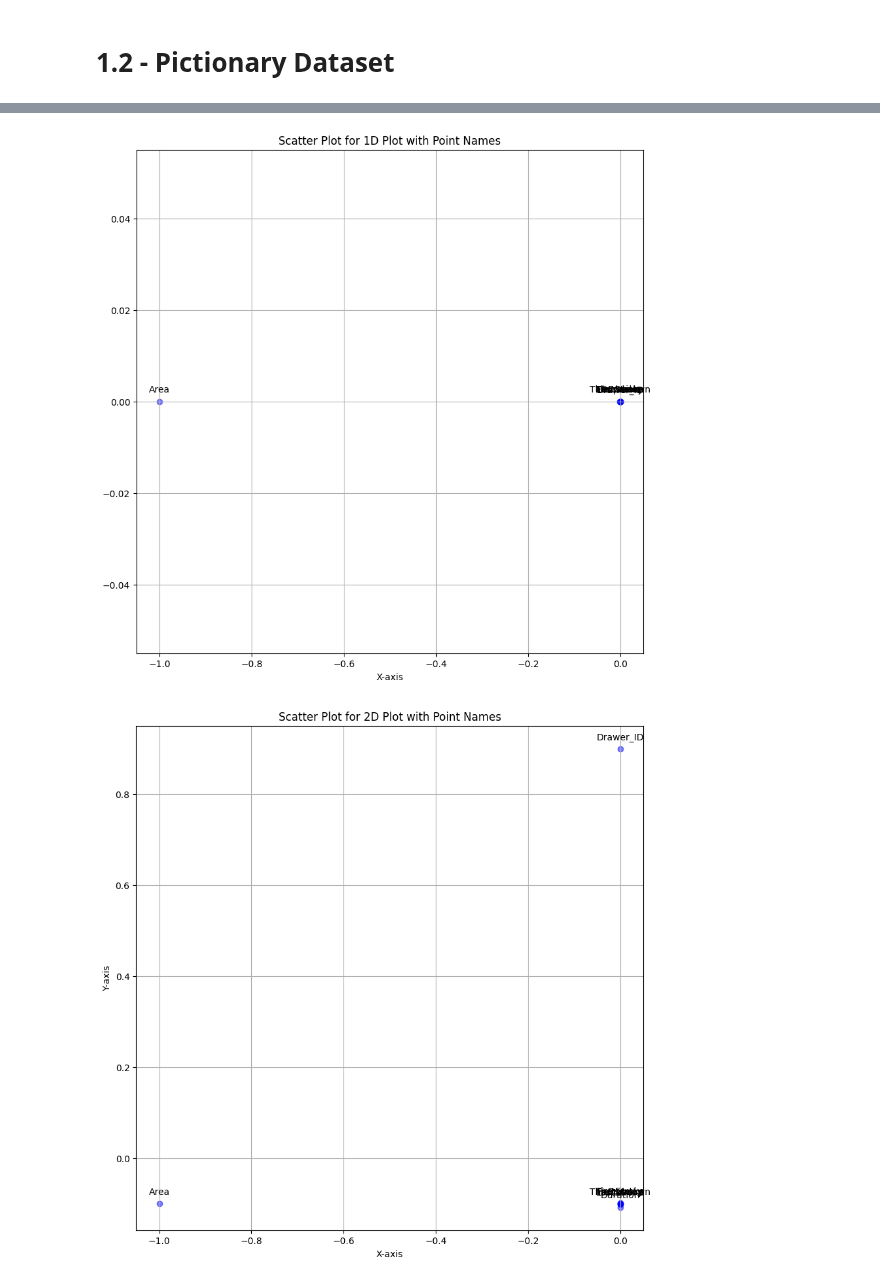
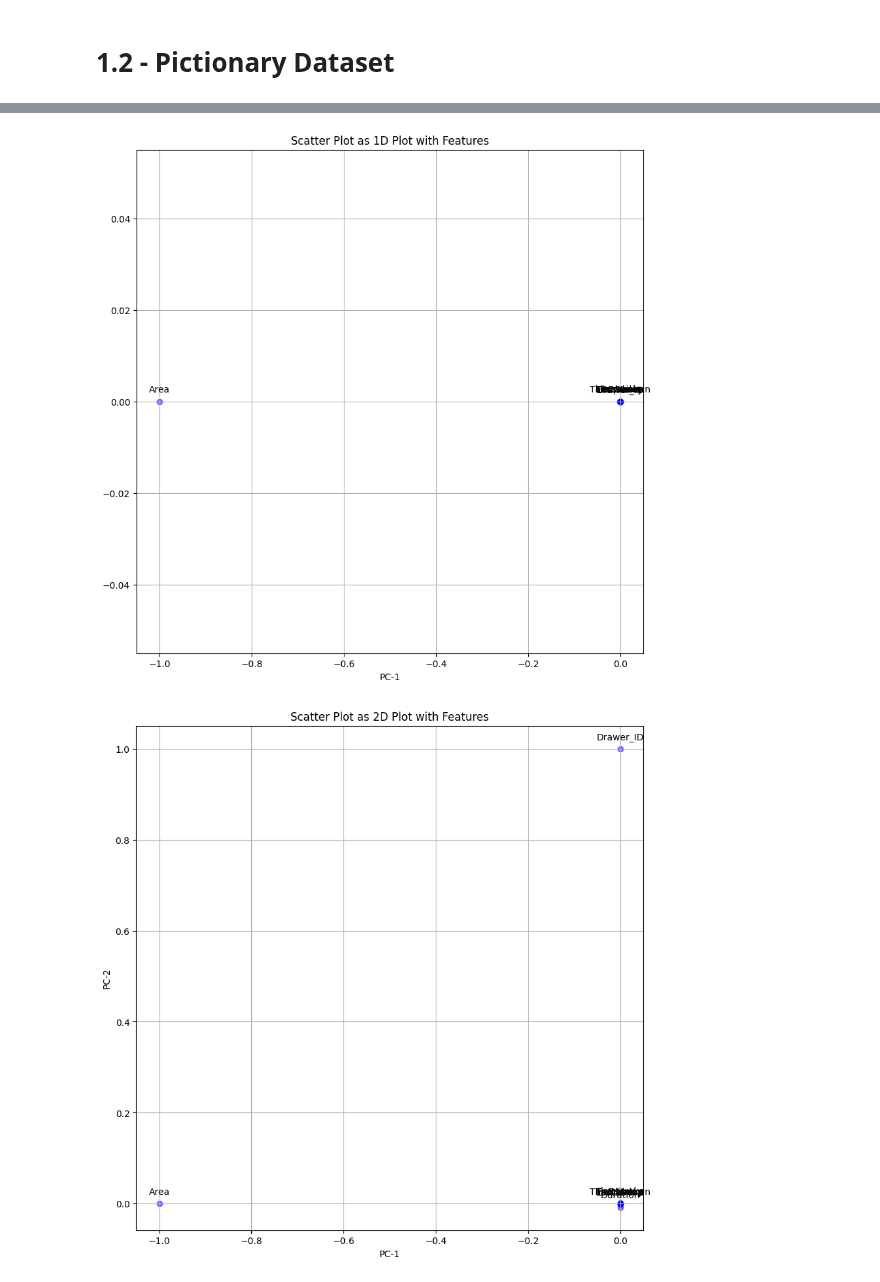
Before and after one commit to ROHIT32767/SMAI-A2, a Jupyter notebook: PCA.ipynb, the cells around one changed output, grey strips where cells are left out. Cells and saved outputs as stored; diff of their text form; code cells hidden in the pictures.

```diff
--- a/PCA.ipynb
+++ b/PCA.ipynb
@@ -179,6 +179,12 @@ class PCA:
         plt.tight_layout()
         plt.show()
 
+    def image_compression(self,X):
+        if self.components_ is None:
+            raise ValueError("Eigen Vectors are Not Defined")
+        VV = self.components_[:, :self.n_components_]
+
+
 n_components = 20
 pca = PCA(20)
 pca.fit(X)
@@ -325,41 +329,62 @@ shape (7, 7)
 # PC1 plot for Drawing Data
 x_coordinates = pca_draw.components_[:, 0]  # X-coordinates
 
-# Create a scatter plot for the 1D data
+# Create a Scatter Plot as the 1D data
 plt.figure(figsize=(10, 10))
 plt.scatter(x_coordinates, [0] * len(x_coordinates), marker='o', color='blue', alpha=0.5)
 
 # Annotate points with their names, adjusting label positions to avoid overlap
 for i, (x, name) in enumerate(zip(x_coordinates, features_draw)):
     plt.annotate(name, (x, 0), textcoords="offset points", xytext=(0, 10), ha='center', fontsize=10)
 
 # Customize the plot
-plt.xlabel('X-axis')
-plt.title('Scatter Plot for 1D Plot with Point Names')
+plt.xlabel('PC-1')
+plt.title('Scatter Plot as 1D Plot with Features')
 plt.grid(True)
 
 # Show the plot
 plt.show()
 
 # PC1 vs. PC2 plot for Drawing Data
-y_coordinates = pca_draw.components_[:, 1] - 0.1 # Y-coordinates
+y_coordinates = pca_draw.components_[:, 1] # Y-coordinates
 
-# Create a scatter plot for the 2D data
+# Create a Scatter Plot as the 2D data
 plt.figure(figsize=(10, 10))
 plt.scatter(x_coordinates, y_coordinates, marker='o', color='blue', alpha=0.5)
 
 # Annotate points with their names, adjusting label positions to avoid overlap
 for x, y, name in zip(x_coordinates, y_coordinates, features_draw):
     plt.annotate(name, (x, y), textcoords="offset points", xytext=(0, 10), ha='center', fontsize=10)
 
 # Customize the plot
-plt.xlabel('X-axis')
-plt.ylabel('Y-axis')
-plt.title('Scatter Plot for 2D Plot with Point Names')
+plt.xlabel('PC-1')
+plt.ylabel('PC-2')
+plt.title('Scatter Plot as 2D Plot with Features')
 plt.grid(True)
 
 # Show the plot
 plt.show()
+
+z_coordinates = pca_draw.components_[:, 2] # Y-coordinates
+fig = plt.figure(figsize=(20, 20))
+ax = fig.add_subplot(111, projection='3d')
+
+# Scatter plot the points
+scatter = ax.scatter(x_coordinates, y_coordinates, z_coordinates, marker='o', c='blue',alpha=0.5)
+
+# Annotate points with their names
+for x, y, z, name in zip(x_coordinates, y_coordinates, z_coordinates, features_draw):
+    ax.text(x, y, z, name, fontsize=10, ha='center', va='center')
+
+# Customize the plot
+ax.set_xlabel('PC-1')
+ax.set_ylabel('PC-2')
+ax.set_zlabel('PC-3')
+ax.set_title('Scatter Plot as 3D Plot with Features')
+ax.grid(True)
+
+# Show the plot
+plt.show()
 # %% [output]
-[figure, old version]
+[figure, new version]
-[figure, old version]
+[figure, new version]
```
Also changed, not shown: parts of 6 cells of this notebook, 1 other file.
